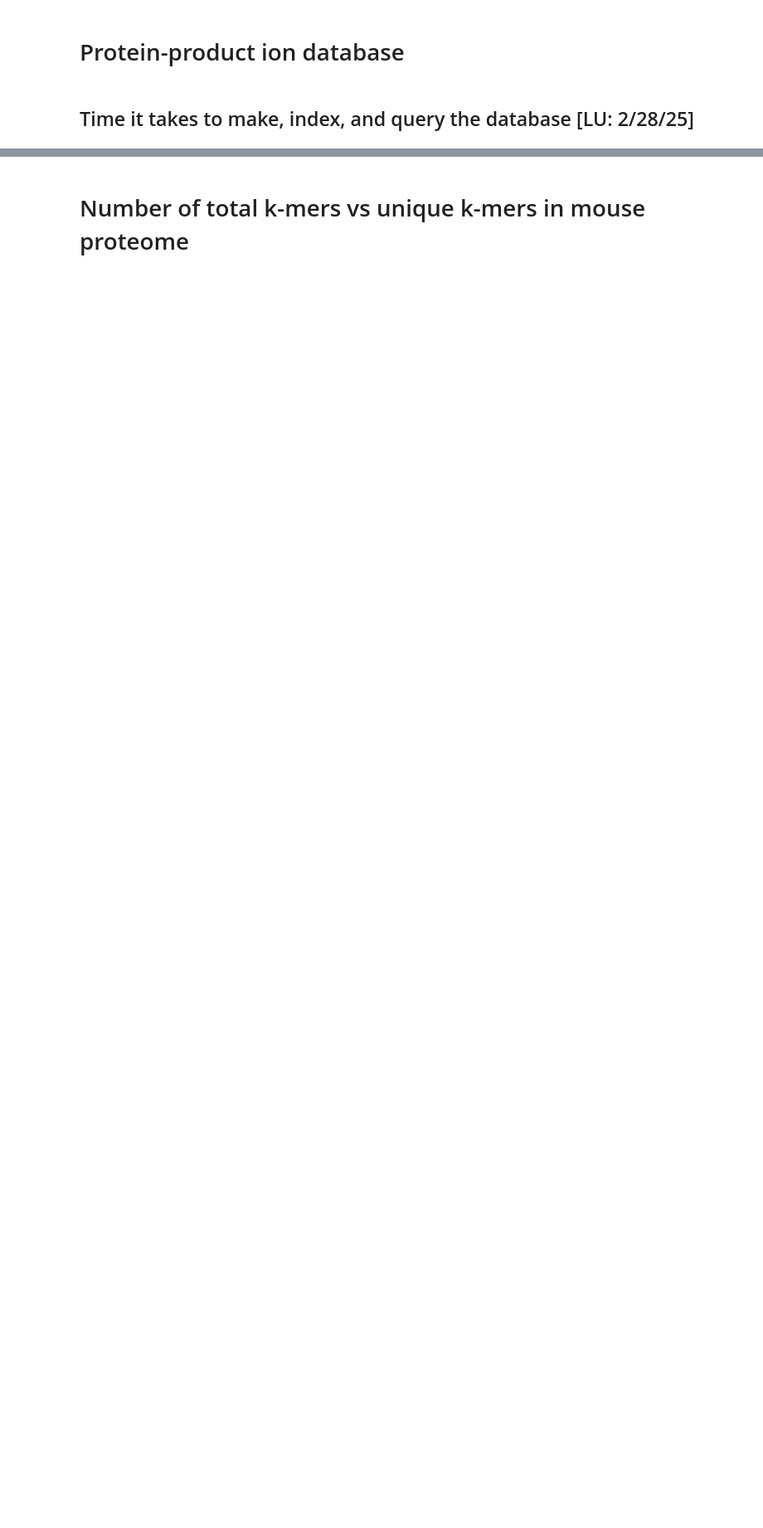
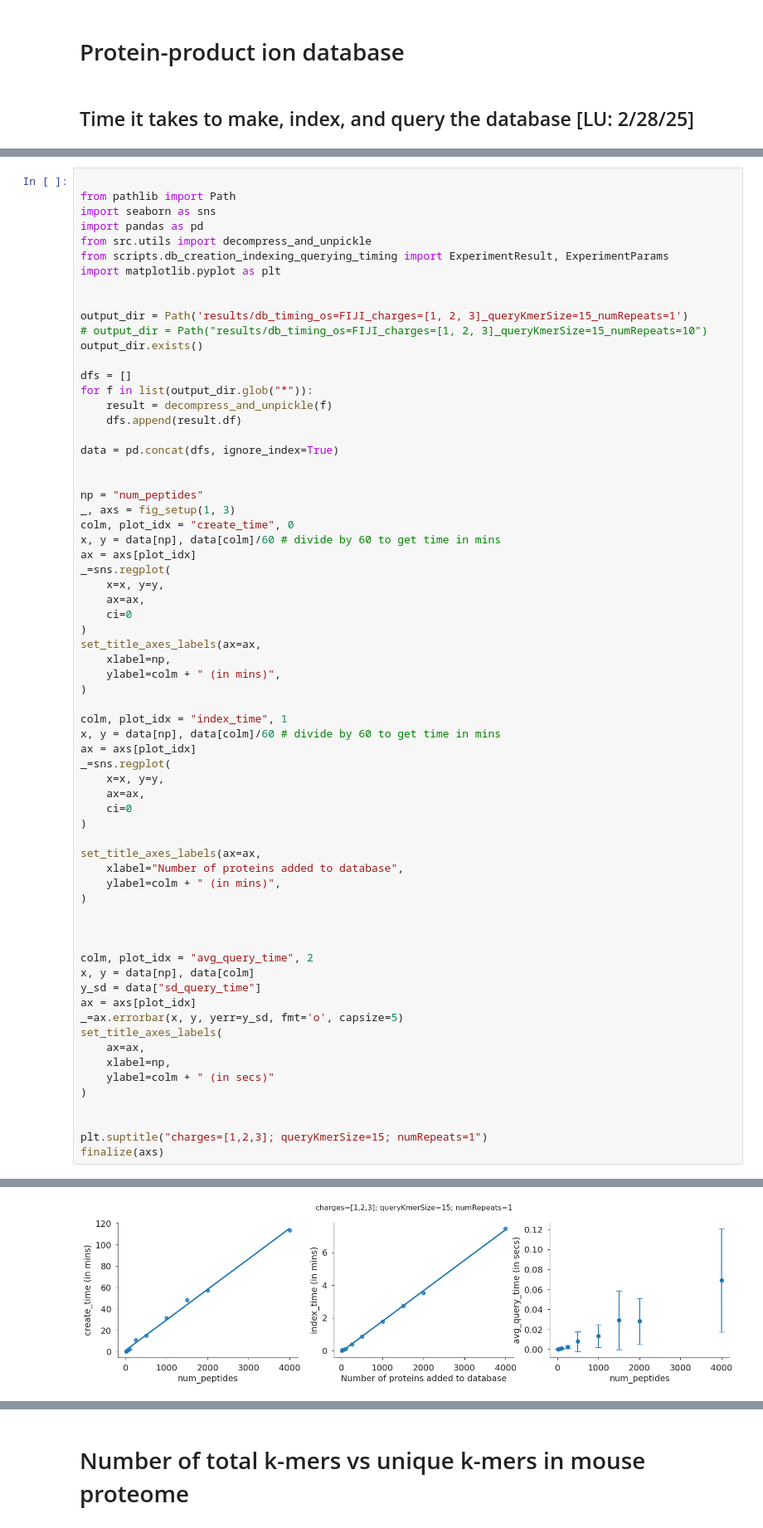
Before and after one commit to ryanlayerlab/hypedsearch, a Jupyter notebook: notebooks/experiment-development.ipynb, the cells around one changed output, grey strips where cells are left out. Shown: that part at 83% size. Saved outputs shown, nothing was run; the diff lists cells and outputs as text; blank space fills up the shorter version.

```diff
--- a/notebooks/experiment-development.ipynb
+++ b/notebooks/experiment-development.ipynb
@@ -80,0 +59,68 @@ INFO:src.protein_product_ion_database:Creating protein-product ion database...
+# %%
+
+from pathlib import Path
+import seaborn as sns
+import pandas as pd
+from src.utils import decompress_and_unpickle
+from scripts.db_creation_indexing_querying_timing import ExperimentResult, ExperimentParams
+import matplotlib.pyplot as plt
+
+
+output_dir = Path('results/db_timing_os=FIJI_charges=[1, 2, 3]_queryKmerSize=15_numRepeats=1')
+# output_dir = Path("results/db_timing_os=FIJI_charges=[1, 2, 3]_queryKmerSize=15_numRepeats=10")
+output_dir.exists()
+
+dfs = []
+for f in list(output_dir.glob("*")):
+    result = decompress_and_unpickle(f)
+    dfs.append(result.df)
+
+data = pd.concat(dfs, ignore_index=True)
+
+
+np = "num_peptides"
+_, axs = fig_setup(1, 3)
+colm, plot_idx = "create_time", 0
+x, y = data[np], data[colm]/60 # divide by 60 to get time in mins
+ax = axs[plot_idx]
+_=sns.regplot(
+    x=x, y=y,
+    ax=ax,
+    ci=0
+)
+set_title_axes_labels(ax=ax,
+    xlabel=np,
+    ylabel=colm + " (in mins)",
+)
+
+colm, plot_idx = "index_time", 1
+x, y = data[np], data[colm]/60 # divide by 60 to get time in mins
+ax = axs[plot_idx]
+_=sns.regplot(
+    x=x, y=y,
+    ax=ax,
+    ci=0
+)
+
+set_title_axes_labels(ax=ax,
+    xlabel="Number of proteins added to database",
+    ylabel=colm + " (in mins)",
+)
+
+
+
+colm, plot_idx = "avg_query_time", 2
+x, y = data[np], data[colm]
+y_sd = data["sd_query_time"]
+ax = axs[plot_idx]
+_=ax.errorbar(x, y, yerr=y_sd, fmt='o', capsize=5)
+set_title_axes_labels(
+    ax=ax,
+    xlabel=np,
+    ylabel=colm + " (in secs)"
+)
+
+
+plt.suptitle("charges=[1,2,3]; queryKmerSize=15; numRepeats=1")
+finalize(axs)
+# %% [output]
@@ -81,3 +129,4 @@ INFO:src.protein_product_ion_database:Creating protein-product ion database...
+[figure, added]
 # %%
 from scripts.db_creation_indexing_querying_timing import ExperimentResult, ExperimentParams
 from src.utils import decompress_and_unpickle
```
Also changed, not shown: parts of 54 cells of this notebook, 15 other files.
